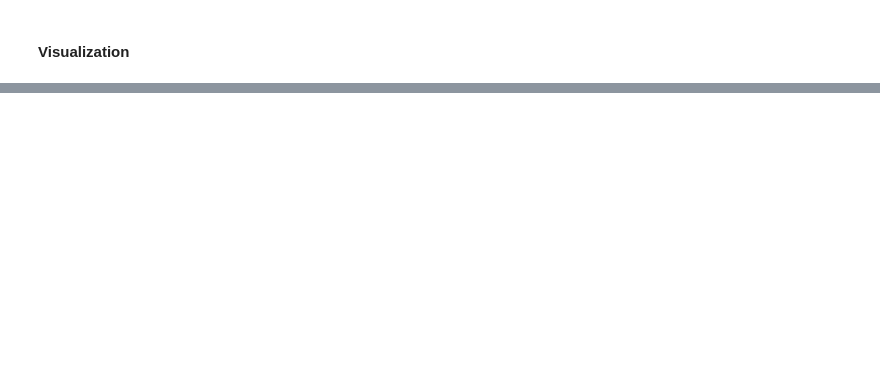
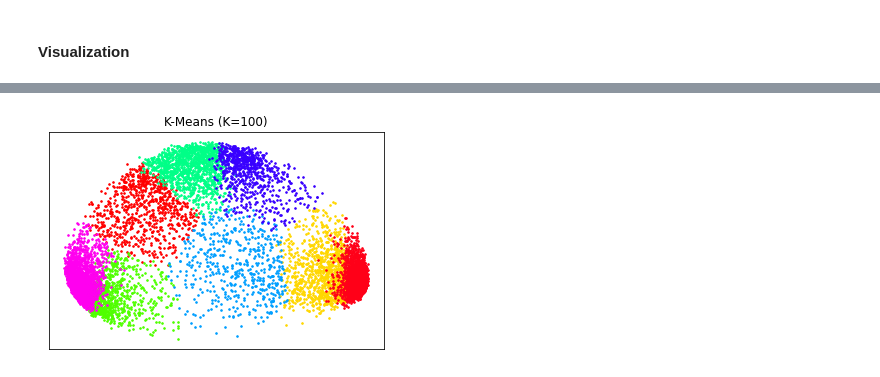
Before and after one commit to mcao516/Pretrained-Language-Model, a Jupyter notebook: TinyBERT/cluster.ipynb, the cells around one changed output, grey strips where cells are left out. Cells and saved outputs as stored; diff of their text form; code cells hidden in the pictures; blank space fills up the shorter version.

Commit message:
cluster with true labels

```diff
--- a/TinyBERT/cluster.ipynb
+++ b/TinyBERT/cluster.ipynb
@@ -185,4 +193,4 @@ cls_feature_numpy = cls_feature_vectors.cpu().numpy()
 # %%
-CLUSTER_NUMBER = 10
+CLUSTER_NUMBER = 8
 kmeans = KMeans(n_clusters=CLUSTER_NUMBER, random_state=0).fit(cls_feature_numpy)
 # %%
@@ -218,15 +231,18 @@ pca_results.shape
 # %%
 plt.figure(1)
 
 cmap = get_cmap(CLUSTER_NUMBER)
 
 for k in range(CLUSTER_NUMBER):
     cluster_data = vis_labels == k
     plt.scatter(pca_results[cluster_data, 0], pca_results[cluster_data, 1],
                 color=cmap(k), marker='.', s=10)
 
-plt.scatter(cluster_centers[:, 0], cluster_centers[:, 1], c='black', s=50)
-plt.title("K-Means Initialization")
+# plt.scatter(cluster_centers[:, 0], cluster_centers[:, 1], c='black', s=50)
+plt.title("K-Means (K=100)")
 plt.xticks([])
 plt.yticks([])
+plt.savefig('kmeans.png')
 plt.show()
+# %% [output]
+[figure, added]
```
Also changed, not shown: parts of 10 cells of this notebook, 5 other files.
